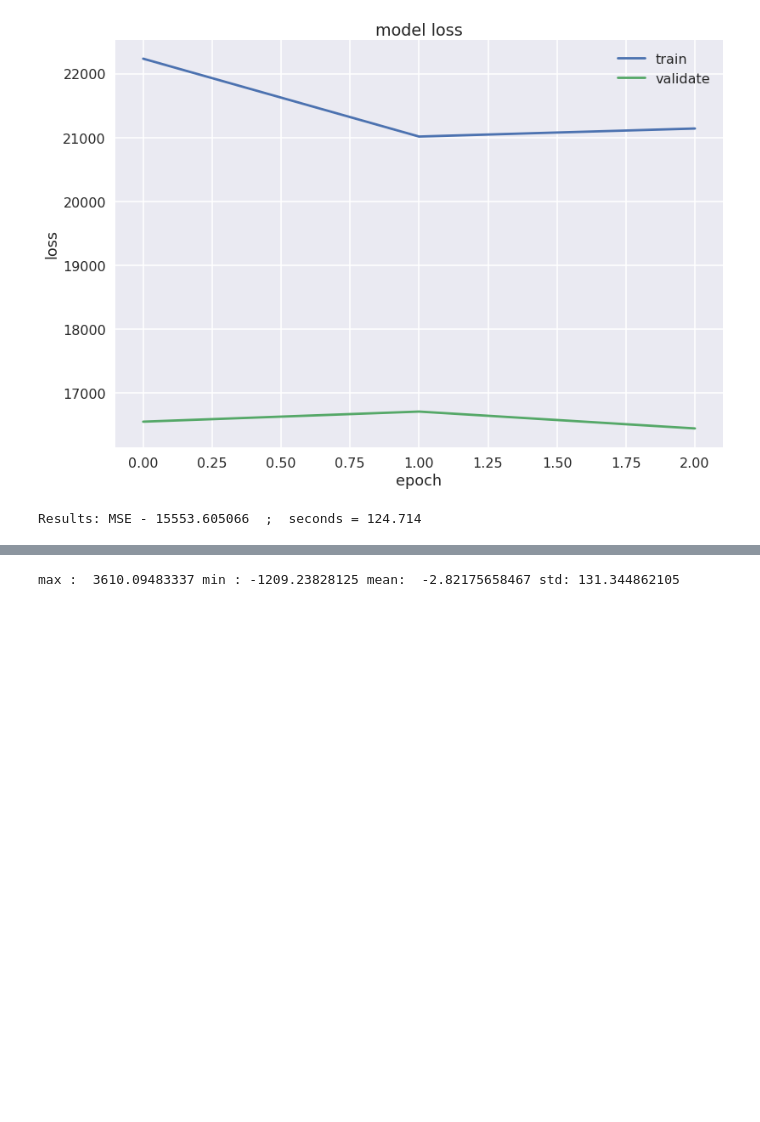
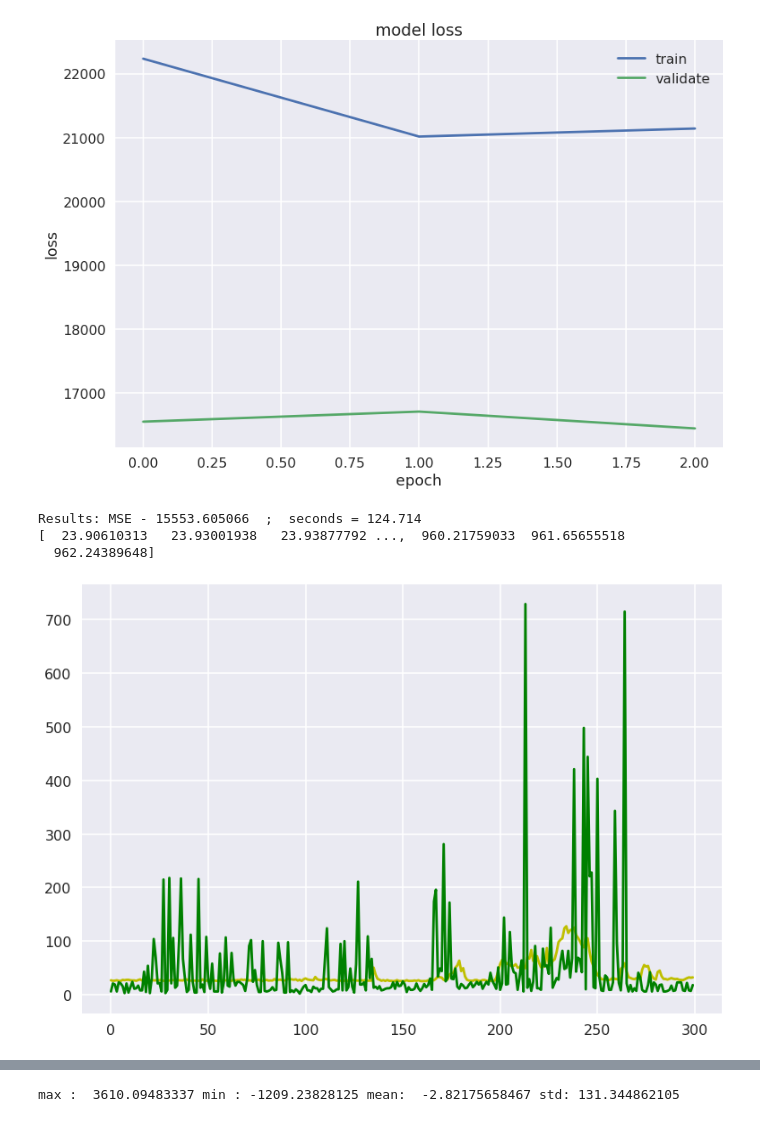
Before and after one commit to vyomshm/DeepAnomaly, a Jupyter notebook: abc.ipynb, the cells around one changed output, grey strips where cells are left out. Saved outputs shown, nothing was run; the diff lists cells and outputs as text; code cells hidden in the pictures; blank space fills up the shorter version.

```diff
--- a/abc.ipynb
+++ b/abc.ipynb
@@ -463,20 +463,23 @@ plt.show()
 # %% [output]
 [figure]
 # %%
-trainX, trainY, testX, testY = data
-score = model.evaluate(testX, testY, verbose=0)
+# trainX, trainY, testX, testY = data
+# score = model.evaluate(testX, testY, verbose=0)
 print('Results: MSE - {:.6f}  ;  seconds = {:.3f}'.format(score, np.sqrt(score)))
-train_score = model.evaluate(trainX, trainY, verbose =0)
-print('Train score MSE - {:.6f} ; seconds = {:.3f}'.format(train_score, np.sqrt(train_score)))
+# train_score = model.evaluate(trainX, trainY, verbose =0)
+# print('Train score MSE - {:.6f} ; seconds = {:.3f}'.format(train_score, np.sqrt(train_score)))
 
 predictions=model.predict(testX)
 print(np.unique(predictions))
 plt.plot(predictions[0:300],'y' )
 plt.plot(testY[0:300], 'g')
 
 plt.show()
 # %% [output]
 Results: MSE - 15553.605066  ;  seconds = 124.714
+[  23.90610313   23.93001938   23.93877792 ...,  960.21759033  961.65655518
+  962.24389648]
+[figure, added]
 # %%
 print(len(np.unique(predictions)))
 plt.plot(testY)
```
Also changed, not shown: parts of 1 cell of this notebook.
